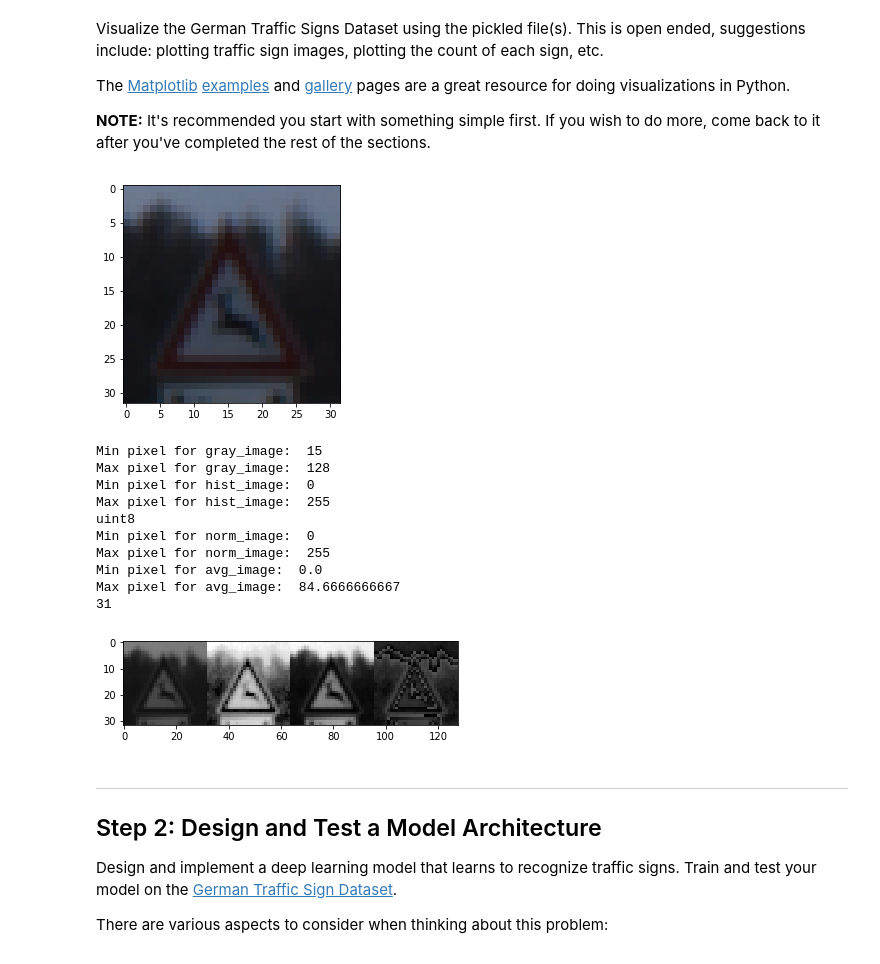
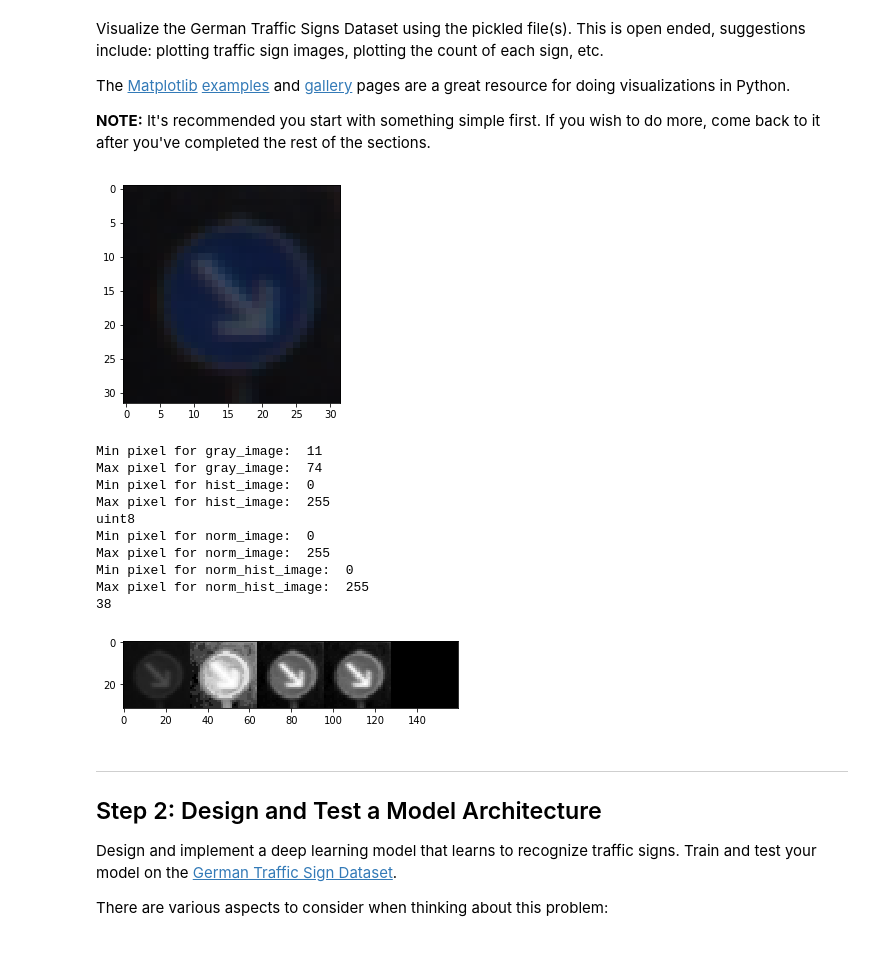
Before and after one commit to vijay-daniel/CarND-Traffic-Sign-Classifier-Project, a Jupyter notebook: Traffic_Sign_Classifier.ipynb, the cells around one changed output. Drawn from its saved outputs; the diff is of its cells as text; code cells hidden in the pictures.

```diff
--- a/Traffic_Sign_Classifier.ipynb
+++ b/Traffic_Sign_Classifier.ipynb
@@ -132,52 +132,51 @@ import matplotlib.pyplot as plt
 # Visualizations will be shown in the notebook.
 %matplotlib inline
 
-index = random.randint(0, len(X_train))
+index = random.randint(0, len(clr_X_train))
 # image = X_train[index].squeeze()
 image = clr_X_train[index]
 
 plt.imshow(image)
 plt.show()
 
 
 gray_image = cv2.cvtColor(image, cv2.COLOR_BGR2GRAY)
 print("Min pixel for gray_image: ", np.min(gray_image))
 print("Max pixel for gray_image: ", np.max(gray_image))
 
 hist_image = cv2.equalizeHist(gray_image)
 print("Min pixel for hist_image: ", np.min(hist_image))
 print("Max pixel for hist_image: ", np.max(hist_image))
 
 print(gray_image.dtype)
 norm_image = cv2.normalize(gray_image, np.zeros(gray_image.shape), 0, 255, cv2.NORM_MINMAX, dtype=cv2.CV_8U)
 
 print("Min pixel for norm_image: ", np.min(norm_image))
 print("Max pixel for norm_image: ", np.max(norm_image))
 
-avg_image = (gray_image + hist_image + norm_image) / 3
-print("Min pixel for avg_image: ", np.min(avg_image))
-print("Max pixel for avg_image: ", np.max(avg_image))
+norm_hist_image = cv2.normalize(norm_image, np.zeros(gray_image.shape), 0, 255, cv2.NORM_MINMAX, dtype=cv2.CV_8U)
+print("Min pixel for norm_hist_image: ", np.min(norm_hist_image))
+print("Max pixel for norm_hist_image: ", np.max(norm_hist_image))
 
 
 print(y_train[index])
 
-# plt.figure(figsize=(1,1))
-
-plt.imshow(np.hstack((gray_image, hist_image, norm_image, avg_image)), cmap='gray')
+# plt.figure(figsize=(10,10))
+plt.imshow(np.hstack((gray_image, hist_image, norm_image, norm_hist_image, norm_image-norm_hist_image)), cmap='gray')
 plt.show()
 # %% [output]
-[figure, old version]
+[figure, new version]
-Min pixel for gray_image:  15
-Max pixel for gray_image:  128
+Min pixel for gray_image:  11
+Max pixel for gray_image:  74
 Min pixel for hist_image:  0
 Max pixel for hist_image:  255
 uint8
 Min pixel for norm_image:  0
 Max pixel for norm_image:  255
-Min pixel for avg_image:  0.0
-Max pixel for avg_image:  84.6666666667
-31
+Min pixel for norm_hist_image:  0
+Max pixel for norm_hist_image:  255
+38
-[figure, old version]
+[figure, new version]
 # %% [markdown]
 ----
 
```
Also changed, not shown: parts of 5 cells of this notebook.
